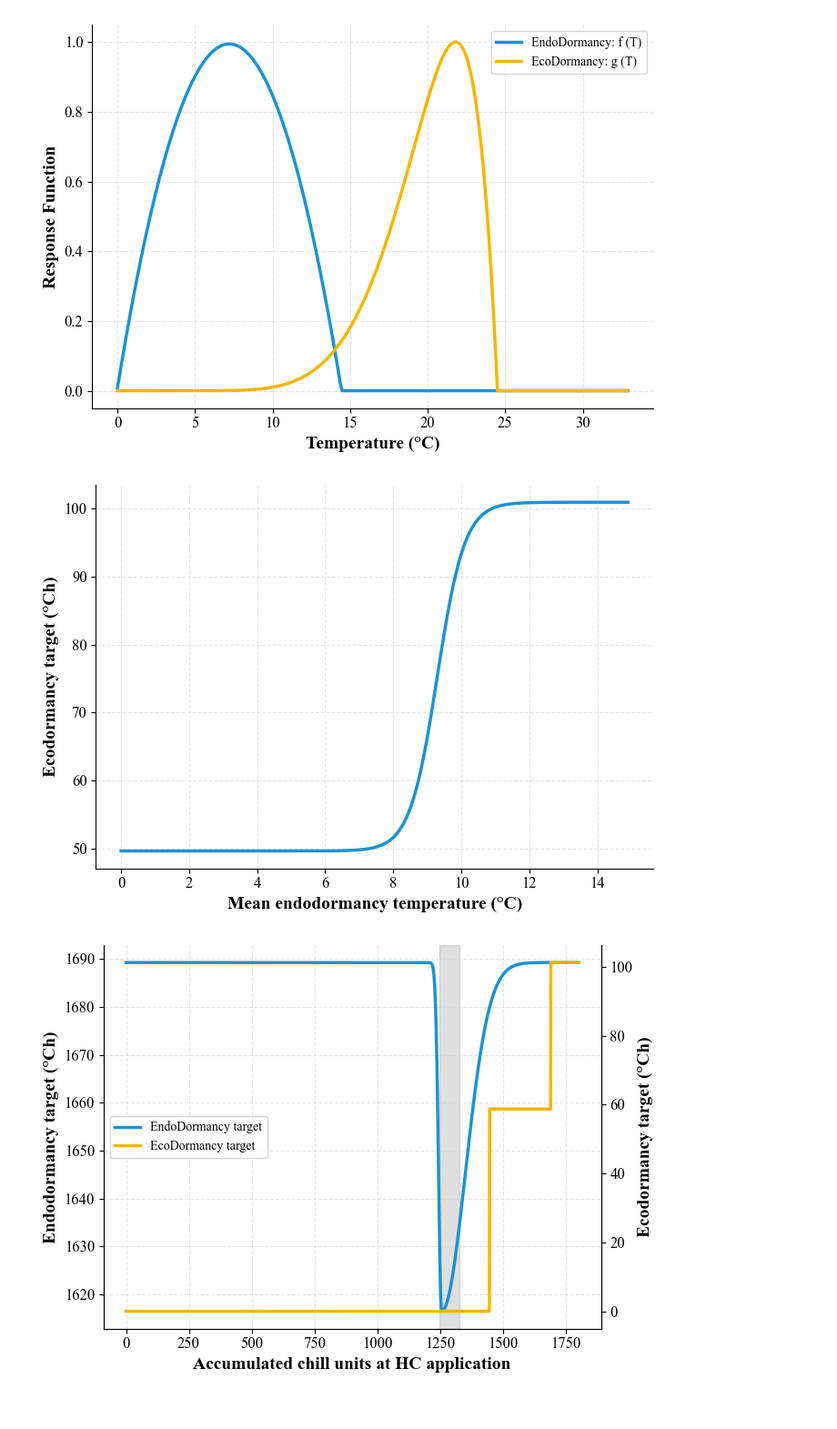
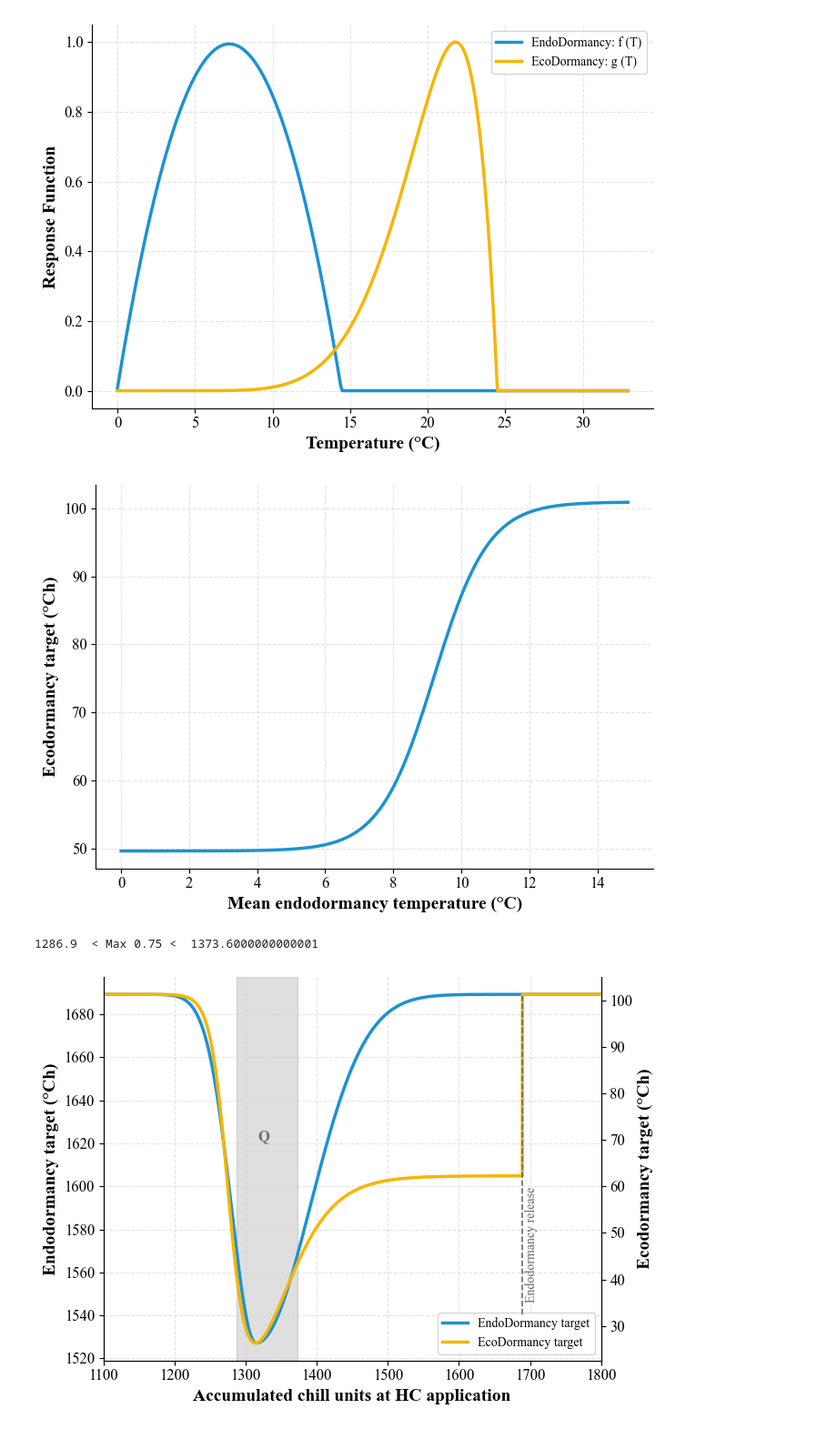
Before and after one commit to Niloofar-Sh/PlayGround, a Jupyter notebook: HC Dormancy Paper Figures.ipynb, the cells around one changed output. Shown at 91% size. Saved outputs shown, nothing was run; the diff lists cells and outputs as text; code cells hidden in the pictures.

Commit message:
Paper figures update

```diff
--- a/HC Dormancy Paper Figures.ipynb
+++ b/HC Dormancy Paper Figures.ipynb
@@ -144,8 +165,8 @@ MeanT = np.arange(0, 15, .1)
 Target = 101.29
 y_min = 0.4901185445285534
 y_max = 0.5063417939209804
-k = 2.481340711095187
-T_0 = 9.295011838785923
+k = 1.25#2.481340711095187
+T_0 = 9.2#9.3
 
 EcoTarget = Target*MeanEndoResponse(MeanT,y_min,y_max,k,T_0)
 
@@ -176,7 +197,7 @@ plt.savefig("C:/Users/HRANFS/Documents/Hayward HC paper 2026/photo bin/HeatTarge
 
 plt.show()
 # %% [output]
-[figure, old version]
+[figure, new version]
 # %%
 # Chill Units at HC
 chillsAtHC = np.arange(0, 1800, .1)
@@ -184,20 +205,24 @@ UntreatedEndoTarget = 1689.3
 UntreatedEcoTarget = 101.29
 
 # asymmetric gaussian for HCChillSensitivity
-a = 0.04309999999999999
-u = 1255.1508275658016
-sigma_l = 11.751802909717238
-sigma_r = 94.29107329612533
+a = 0.0960
+u = 1314.54
+sigma_l = 34.72
+sigma_r = 76.498
 
 HCChillSensitivity = UntreatedEndoTarget*asym_gauss(chillsAtHC,a,u,sigma_l, sigma_r)
 
-# logistic for HCHeatSensitivity
-ideal_units = 1445.77
-max_effect = 0.58
-steepness = 6.76
-elevation = 0.00
+# DOUBLE SIGMOID for HCHeatSensitivity
+a_drop= 0.873576094258      # magnitude of sharp drop
+a_rec= 0.48833106     # magnitude of recovery
+k_rec= 25.98592      # recovery steepness
+delta_k= 55.135035     # extra steepness for drop (k_drop = k_rec + delta_k)
+x_drop= 1.27499   # drop midpoint
+delta_x= 0.050    # delay between drop and recovery
+nu = 1.9
 
-HCHeatSensitivity = [UntreatedEcoTarget*logistic(unit, ideal_units, max_effect, steepness, elevation) if unit<=UntreatedEndoTarget else UntreatedEcoTarget for unit in chillsAtHC]
+chillsAtHC_scaled = chillsAtHC / 1000 # Scaled because x data was previously scaled by 1000 during parameter estimation
+HCHeatSensitivity = [UntreatedEcoTarget*double_sigmoid_constrained(unit, a_drop, a_rec, k_rec, delta_k, x_drop, delta_x, nu) if unit<=UntreatedEndoTarget/1000 else UntreatedEcoTarget for unit in chillsAtHC_scaled]
 
 
 plt.figure(figsize=(7,5))
@@ -219,35 +244,46 @@ plt.xticks(fontproperties=font_tick)
 plt.yticks(fontproperties=font_tick)
 
 ax1.grid(color="lightgray", linestyle="--", linewidth=0.8, alpha=0.6)
 ax1.spines['top'].set_visible(False)
 
 # Shaded area with max HC effect
-max_effect_locs = np.where(HCChillSensitivity<(np.max(HCChillSensitivity) - 0.75*(np.max(HCChillSensitivity)-np.min(HCChillSensitivity))))[0]
+Delta_endo = np.max(HCChillSensitivity)-np.min(HCChillSensitivity)
+Dela_eco = np.max(HCHeatSensitivity)-np.min(HCHeatSensitivity)
+mixed_sensitivity_effect = HCChillSensitivity+HCHeatSensitivity
+max_effect_locs = np.where(mixed_sensitivity_effect<(np.max(mixed_sensitivity_effect) - 0.75*(Delta_endo+Dela_eco)))[0]
 x0 = chillsAtHC[max_effect_locs[0]]
 x1 = chillsAtHC[max_effect_locs[-1]]
 ax1.axvspan(x0, x1, color='gray', alpha=0.25)
+print(x0,' < Max 0.75 < ',x1)
+ax1.text(.495*(x0+x1), 1620, 'Q', color='dimgrey', rotation=0, va='bottom', fontweight="bold",fontproperties=font_tick)
+
 
 # --- SECONDARY AXIS (Right Y-axis) ---
 ax2 = ax1.twinx()   # create right y-axis
 ln2 = ax2.plot(chillsAtHC, HCHeatSensitivity,
                color=color2, linewidth=2.5,
                label='EcoDormancy target')
 
-ax2.set_ylabel("Ecodormancy target (°Ch)",
-               fontsize=14, fontweight="bold", font=font_tick)
+ax2.set_ylabel("Ecodormancy target (°Ch)", fontsize=14, fontweight="bold", font=font_tick)
 
 ax2.tick_params(axis='y', labelsize=12)
 plt.yticks(fontproperties=font_tick)
+
+# Endo target
+ax2.axvline(x=1689, ymin=0.12, ymax=0.95, color='dimgray', linestyle='--', linewidth=1.2)
+ax2.text(1693, 35, "Endodormancy release", color='dimgrey', rotation=90, va='bottom', fontproperties=font_legend)
 
 
 # --- COMBINED LEGEND ---
 lns = ln1 + ln2
 labels = [l.get_label() for l in lns]
-ax1.legend(lns, labels, prop=font_legend, loc='center left')
+ax1.legend(lns, labels, prop=font_legend, loc='lower right')
 
+plt.xlim(1100,1800)
 plt.gca().spines['top'].set_visible(False)
 plt.tight_layout()
 plt.savefig("C:/Users/HRANFS/Documents/Hayward HC paper 2026/photo bin/HCresponse.png", dpi=600, bbox_inches='tight')
 plt.show()
 # %% [output]
+1286.9  < Max 0.75 <  1373.6000000000001
-[figure, old version]
+[figure, new version]
```
Also changed, not shown: parts of 14 cells of this notebook.
